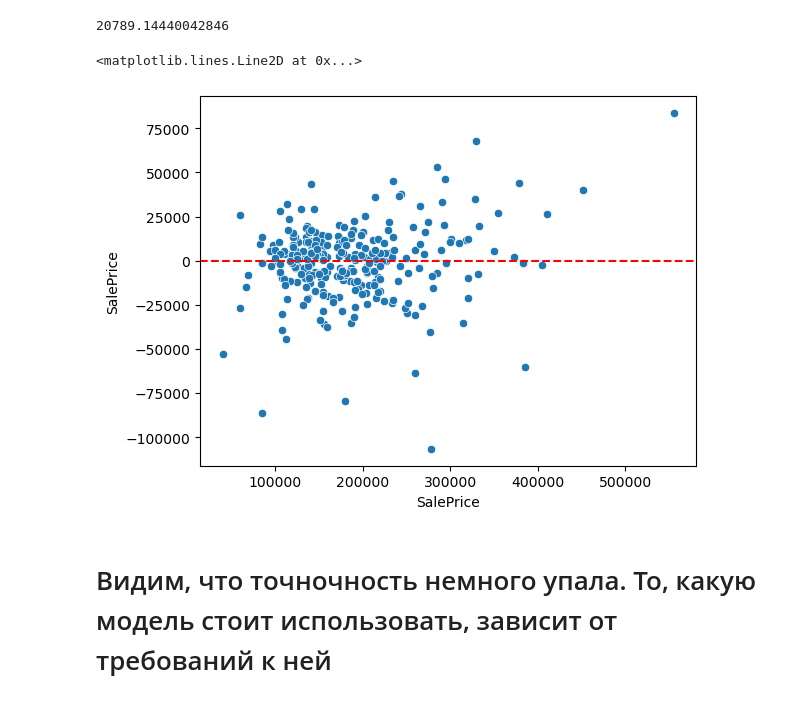
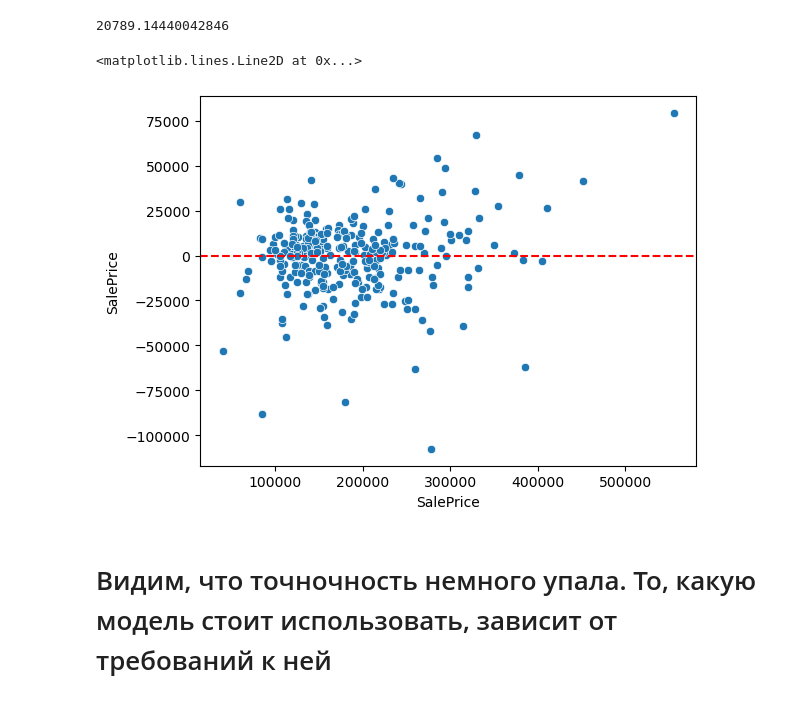
Before and after one commit to selezne/LinearRegr_project, a Jupyter notebook: Linear_regression_model/Linear-Regression-Project.ipynb, the cells around one changed output. Saved outputs shown, nothing was run; the diff lists cells and outputs as text; code cells hidden in the pictures.

```diff
--- a/Linear_regression_model/Linear-Regression-Project.ipynb
+++ b/Linear_regression_model/Linear-Regression-Project.ipynb
@@ -251,11 +257,11 @@ np.sqrt(mean_squared_error(y_test_new, y_pred_new))
 # %% [output]
 20789.14440042846
 # %%
-test_residuals = y_test - y_test_final_2
+test_residuals = y_test - y_pred_new
 sns.scatterplot(x = y_test, y = test_residuals)
 plt.axhline(y = 0, color = 'r', ls = '--')
 # %% [output]
 <matplotlib.lines.Line2D at 0x...>
-[figure, old version]
+[figure, new version]
 # %% [markdown]
 # Видим, что точночность немного упала. То, какую модель стоит использовать, зависит от требований к ней
```
Also changed, not shown: parts of 6 cells of this notebook.
